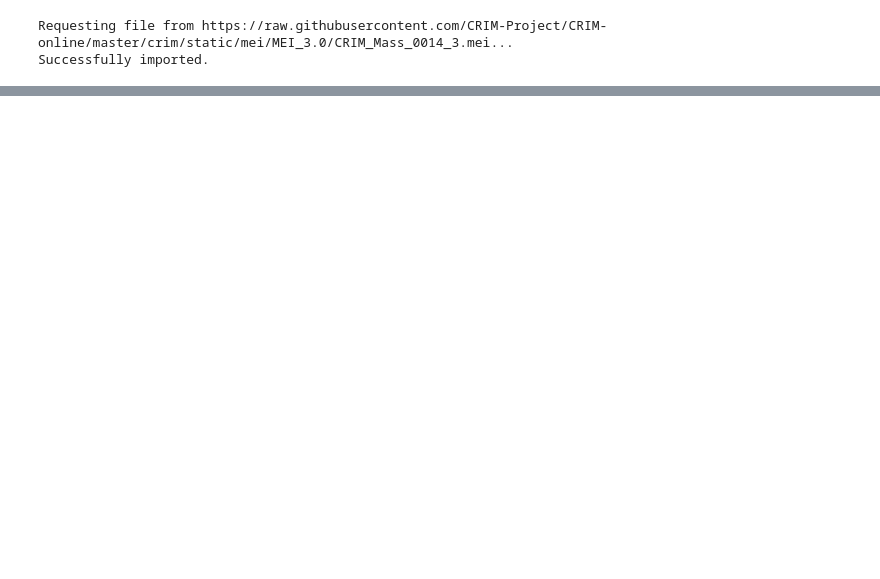
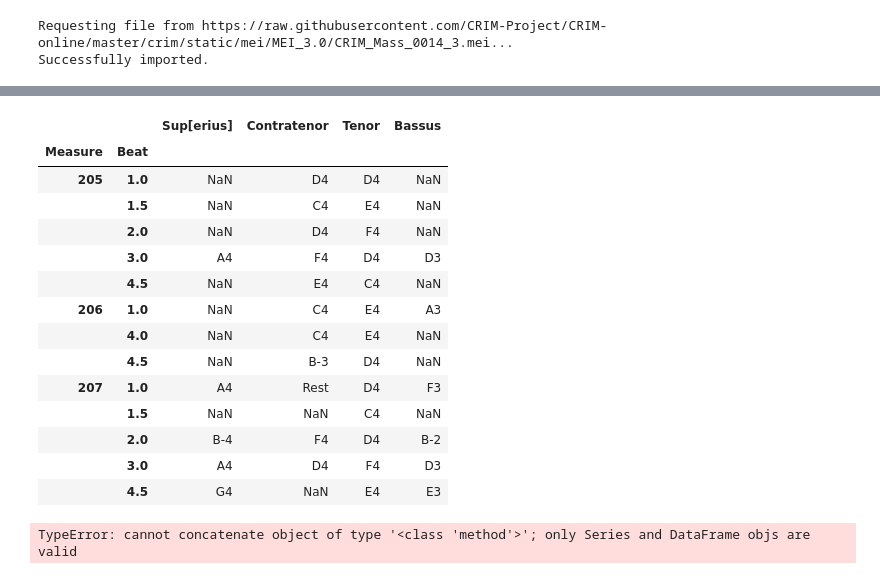
Before and after one commit to trangdang168/CRIM_Intervals_Notebooks, a Jupyter notebook: EmaToNgramPlots.ipynb, the cells around one changed output, grey strips where cells are left out. Saved outputs shown, nothing was run; the diff lists cells and outputs as text; code cells hidden in the pictures; blank space fills up the shorter version.

```diff
--- a/EmaToNgramPlots.ipynb
+++ b/EmaToNgramPlots.ipynb
@@ -339,0 +403,22 @@ piece_indexed.loc[197:206]
+# %%
+piece.detailIndex(df=piece.getNoteRest()).loc[205:207]
+# %% [output]
+|  |  | Sup[erius] | Contratenor | Tenor | Bassus |
+| Measure | Beat |  |  |  |  |
+| 205 | 1.0 | NaN | D4 | D4 | NaN |
+|  | 1.5 | NaN | C4 | E4 | NaN |
+|  | 2.0 | NaN | D4 | F4 | NaN |
+|  | 3.0 | A4 | F4 | D4 | D3 |
+|  | 4.5 | NaN | E4 | C4 | NaN |
+| 206 | 1.0 | NaN | C4 | E4 | A3 |
+|  | 4.0 | NaN | C4 | E4 | NaN |
+|  | 4.5 | NaN | B-3 | D4 | NaN |
+| 207 | 1.0 | A4 | Rest | D4 | F3 |
+|  | 1.5 | NaN | NaN | C4 | NaN |
+|  | 2.0 | B-4 | F4 | D4 | B-2 |
+|  | 3.0 | A4 | D4 | F4 | D3 |
+|  | 4.5 | G4 | NaN | E4 | E3 |
+# %%
+piece.detailIndex(df=piece._getM21ObjsNoTies).loc[205:207]
+# %% [output]
+TypeError: cannot concatenate object of type '<class 'method'>'; only Series and DataFrame objs are valid
```
Also changed, not shown: parts of 14 cells of this notebook.
